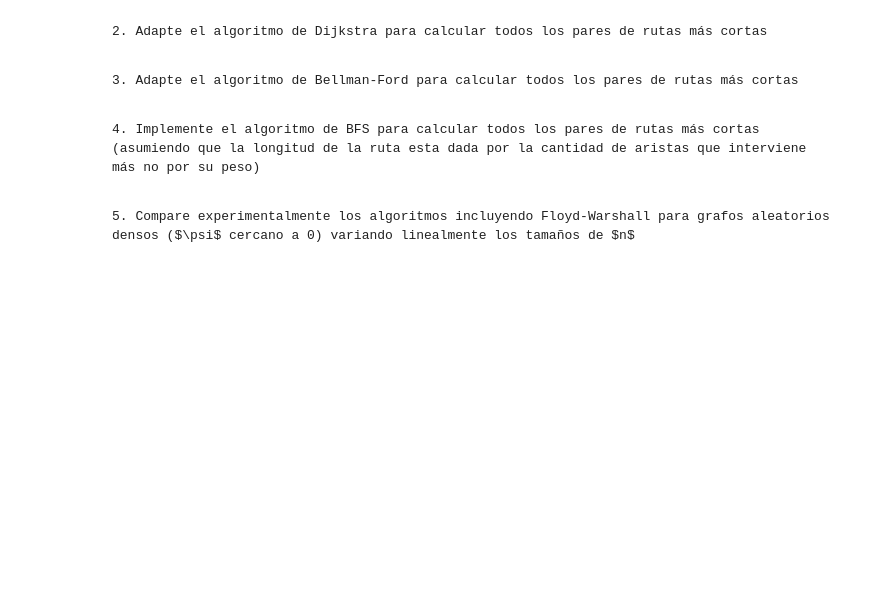
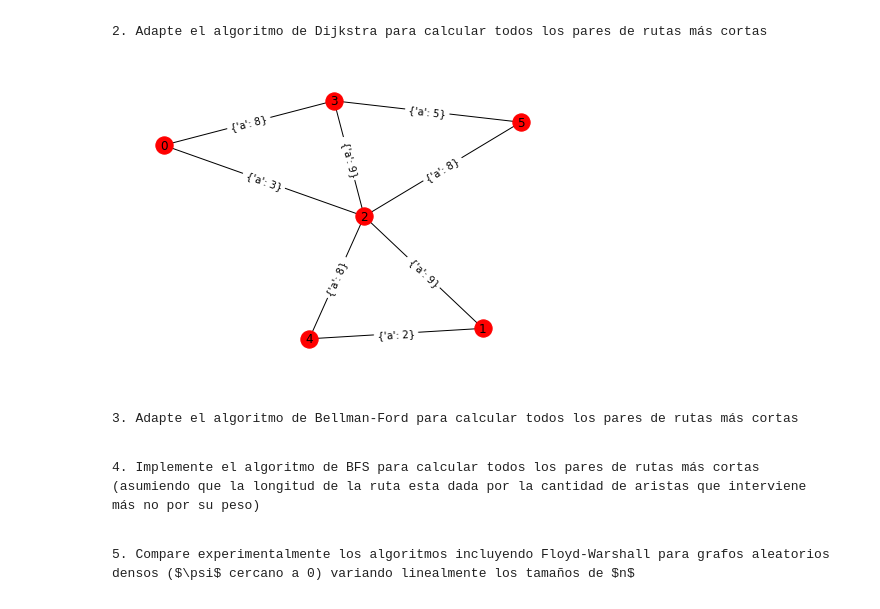
Before and after one commit to DanteCely/AnalisisAlgoritmos, a Jupyter notebook: Taller 6.ipynb, the cells around one changed output. Drawn from its saved outputs; the diff is of its cells as text; code cells hidden in the pictures; blank space fills up the shorter version.

```diff
--- a/Taller 6.ipynb
+++ b/Taller 6.ipynb
@@ -100,5 +130,24 @@ Vertex -> Edges
 # %% [markdown]
     2. Adapte el algoritmo de Dijkstra para calcular todos los pares de rutas más cortas
+# %%
+import networkx as nx
+import matplotlib.pyplot as plt
+import random
+
+# Set up a graph with random edges and weights
+
+G = nx.barabasi_albert_graph(6, 2, seed= 3214562)
+for u,v in G.edges_iter():
+    G[u][v]["a"] = int(random.random() * 10)
+
+pos = nx.spring_layout(G)
+
+nx.draw(G, pos)
+nx.draw_networkx_labels(G,pos)
+nx.draw_networkx_edge_labels(G,pos)
+plt.show()
+# %% [output]
+[figure, added]
 # %% [markdown]
     3. Adapte el algoritmo de Bellman-Ford para calcular todos los pares de rutas más cortas
 # %% [markdown]
```
Also changed, not shown: parts of 6 cells of this notebook.
